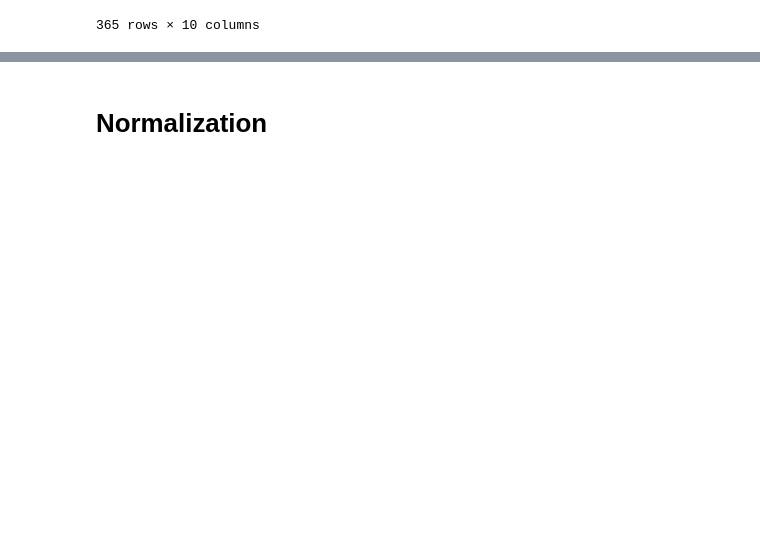
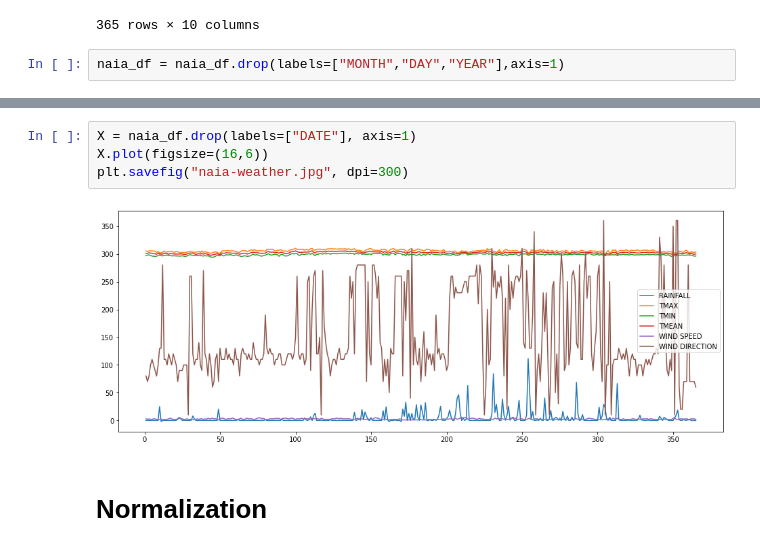
Before and after one commit to Randell777/IE-trends-activity, a Jupyter notebook: May_15.ipynb, the cells around one changed output, grey strips where cells are left out. Drawn from its saved outputs; the diff is of its cells as text; blank space fills up the shorter version.

```diff
--- a/May_15.ipynb
+++ b/May_15.ipynb
@@ -183,3 +209,5 @@ naia_df
 | 364 | 2017 | 12 | 30 | 0.00 | 302.650 | 295.95 | 299.3000 | 3.0 | 70.0 | 12/30/2017 |
 | 365 | 2017 | 12 | 31 | 0.00 | 303.750 | 296.15 | 299.9500 | 2.0 | 60.0 | 12/31/2017 |
 365 rows × 10 columns
+# %%
+naia_df = naia_df.drop(labels=["MONTH","DAY","YEAR"],axis=1)
@@ -186,2 +230,8 @@ naia_df
+# %%
+X = naia_df.drop(labels=["DATE"], axis=1)
+X.plot(figsize=(16,6))
+plt.savefig("naia-weather.jpg", dpi=300)
+# %% [output]
+[figure, added]
 # %% [markdown]
 # Normalization
```
Also changed, not shown: parts of 11 cells of this notebook.
